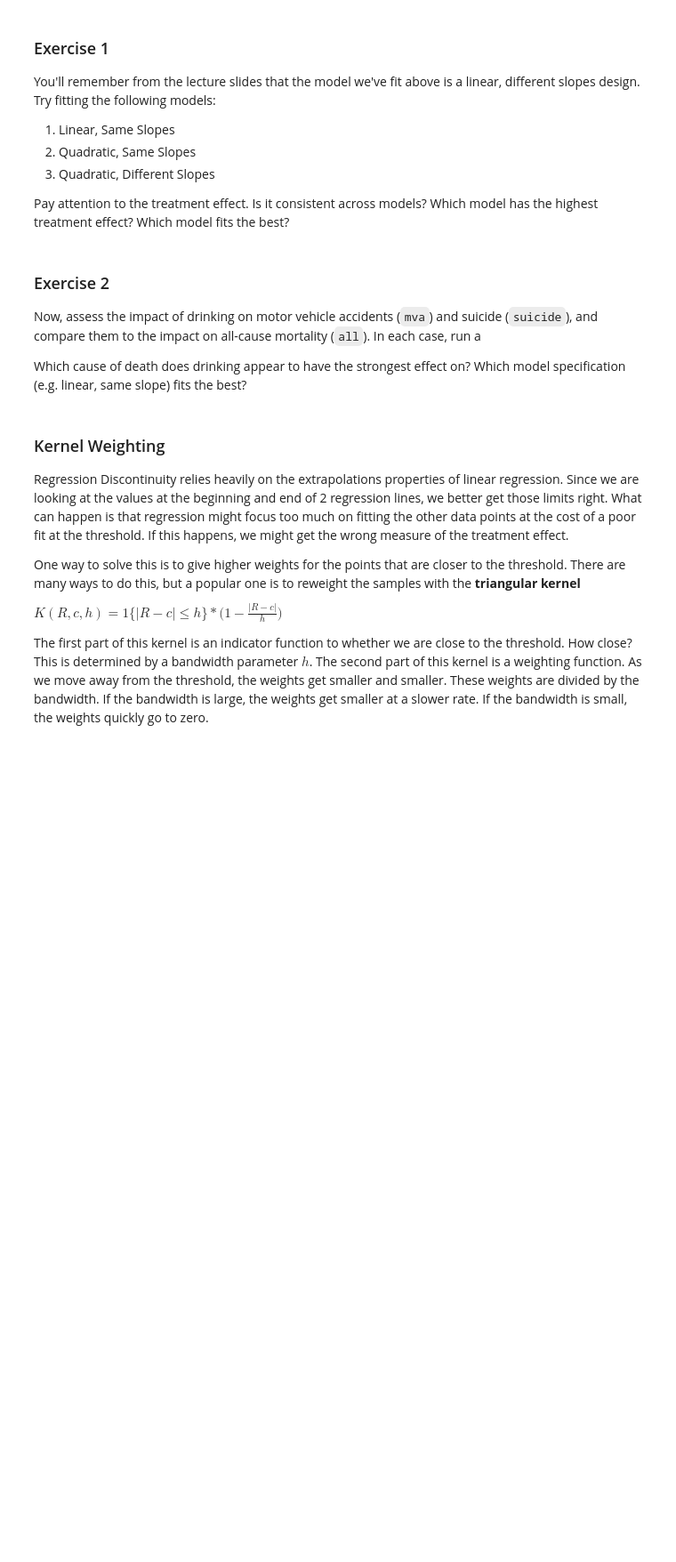
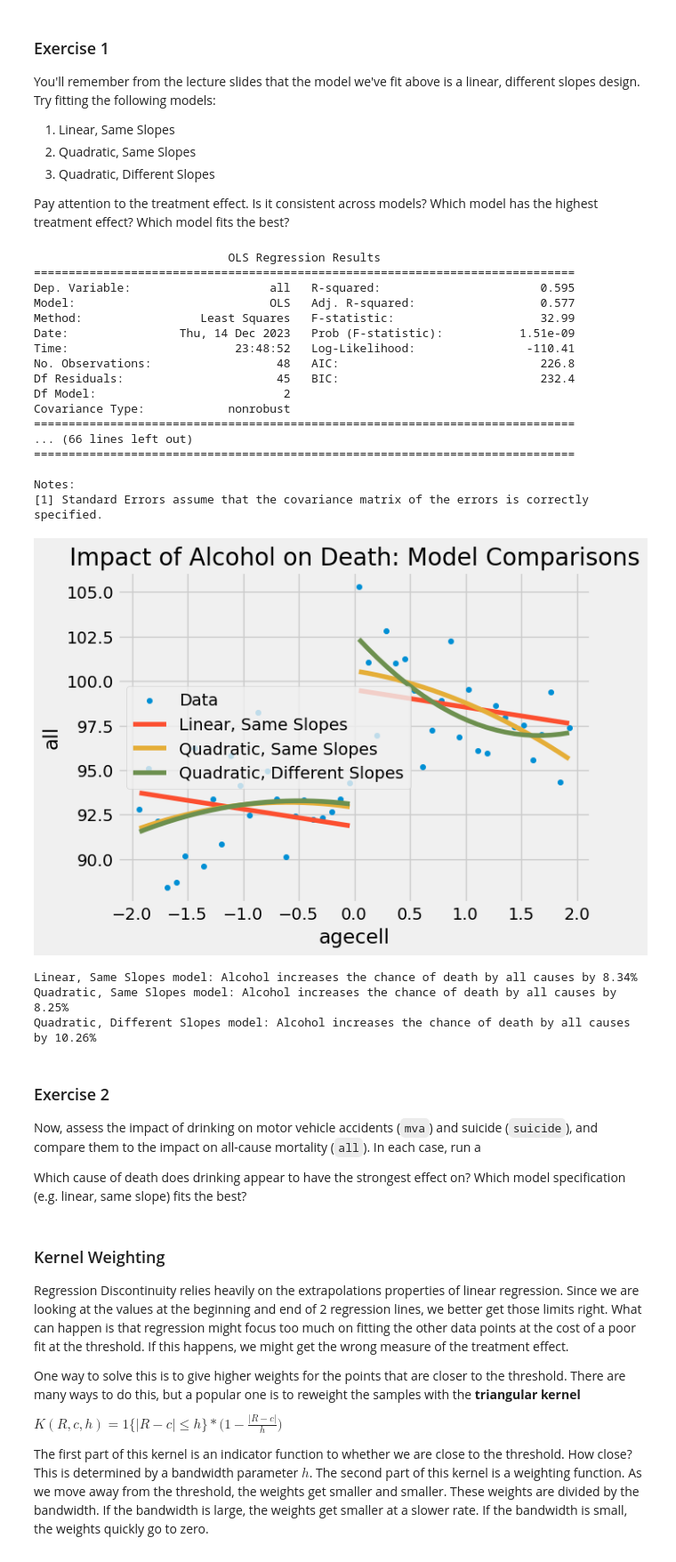
Before and after one commit to Maxbruel/QM2, a Jupyter notebook: notebooks/W10. Regression Discontinuity.ipynb, the cells around one changed output. Shown: that part at 89% size. Drawn from its saved outputs; the diff is of its cells as text; code cells hidden in the pictures; blank space fills up the shorter version.

```diff
--- a/notebooks/W10. Regression Discontinuity.ipynb
+++ b/notebooks/W10. Regression Discontinuity.ipynb
@@ -248,6 +231,70 @@ You'll remember from the lecture slides that the model we've fit above is a line
 3. Quadratic, Different Slopes
 
 Pay attention to the treatment effect. Is it consistent across models? Which model has the highest treatment effect? Which model fits the best?
+# %%
+import pandas as pd
+import numpy as np
+import statsmodels.formula.api as smf
+import matplotlib.pyplot as plt
+
+# Assuming 'drinking' is your pandas DataFrame with the data.
+# Make sure to import your data here.
+
+# Create the threshold variable
+drinking['threshold'] = (drinking['agecell'] > 0).astype(int)
+
+# Linear, Same Slopes Model
+linear_same_slopes_model = smf.ols('all ~ agecell + threshold', data=drinking).fit()
+
+# Quadratic, Same Slopes Model
+quadratic_same_slopes_model = smf.ols('all ~ agecell + I(agecell ** 2) + threshold', data=drinking).fit()
+
+# Quadratic, Different Slopes Model
+# Here, we interact threshold with both the linear and quadratic terms
+quadratic_diff_slopes_model = smf.ols('all ~ agecell * threshold + I(agecell ** 2) * threshold', data=drinking).fit()
+
+# Print summaries
+print(linear_same_slopes_model.summary())
+print(quadratic_same_slopes_model.summary())
+print(quadratic_diff_slopes_model.summary())
+
+# Now, plot the models
+ax = drinking.plot.scatter(x='agecell', y='all', color='C0')
+
+# Add predictions to the plot for each model
+for model, color in zip([linear_same_slopes_model, quadratic_same_slopes_model, quadratic_diff_slopes_model], ['C1', 'C2', 'C3']):
+    drinking.assign(predictions=model.fittedvalues).plot(x='agecell', y='predictions', ax=ax, color=color)
+
+plt.title('Impact of Alcohol on Death: Model Comparisons')
+plt.legend(['Data', 'Linear, Same Slopes', 'Quadratic, Same Slopes', 'Quadratic, Different Slopes'])
+plt.show()
+
+# Calculate and print the Average Treatment Effect (ATE) for each model
+for model, name in zip([linear_same_slopes_model, quadratic_same_slopes_model, quadratic_diff_slopes_model], ['Linear, Same Slopes', 'Quadratic, Same Slopes', 'Quadratic, Different Slopes']):
+    ate_pct = 100 * ((model.params['threshold'] + model.params['Intercept']) / model.params['Intercept'] - 1)
+    print(f"{name} model: Alcohol increases the chance of death by all causes by {np.round(ate_pct, 2)}%")
+# %% [output]
+                            OLS Regression Results
+==============================================================================
+Dep. Variable:                    all   R-squared:                       0.595
+Model:                            OLS   Adj. R-squared:                  0.577
+Method:                 Least Squares   F-statistic:                     32.99
+Date:                Thu, 14 Dec 2023   Prob (F-statistic):           1.51e-09
+Time:                        23:48:52   Log-Likelihood:                -110.41
+No. Observations:                  48   AIC:                             226.8
+Df Residuals:                      45   BIC:                             232.4
+Df Model:                           2
+Covariance Type:            nonrobust
+==============================================================================
+... (66 lines left out)
+==============================================================================
+
+Notes:
+[1] Standard Errors assume that the covariance matrix of the errors is correctly specified.
+[figure, added]
+Linear, Same Slopes model: Alcohol increases the chance of death by all causes by 8.34%
+Quadratic, Same Slopes model: Alcohol increases the chance of death by all causes by 8.25%
+Quadratic, Different Slopes model: Alcohol increases the chance of death by all causes by 10.26%
 # %% [markdown]
 ### Exercise 2
 
```
Also changed, not shown: parts of 10 cells of this notebook.
